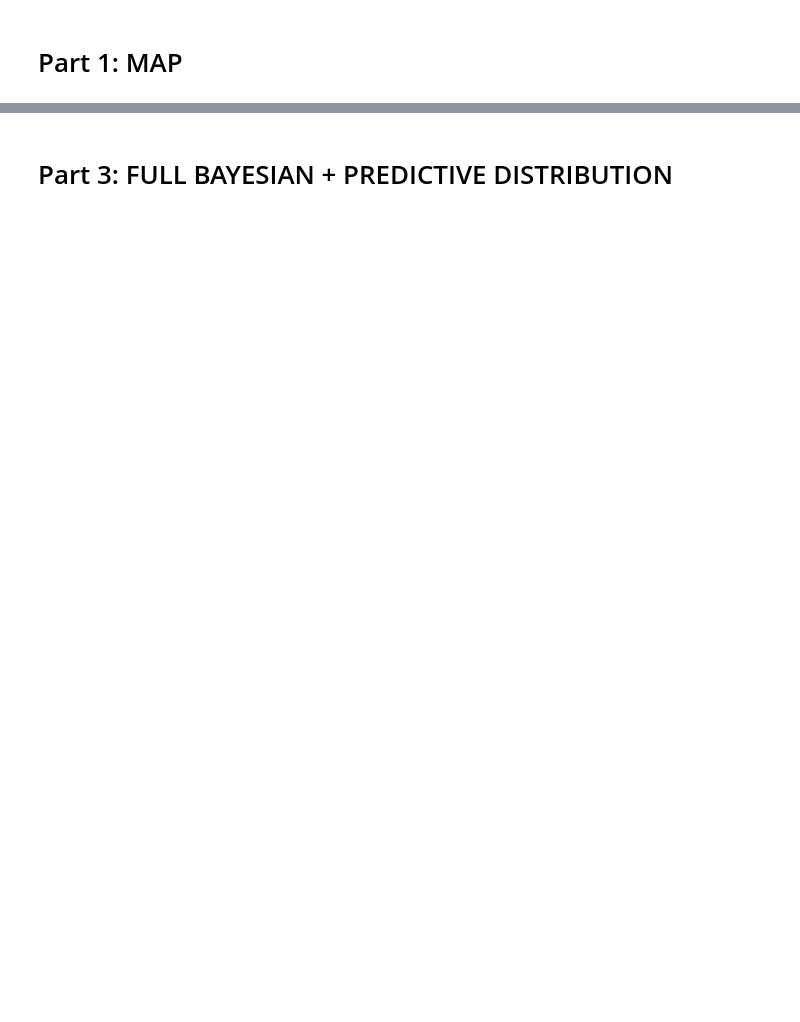
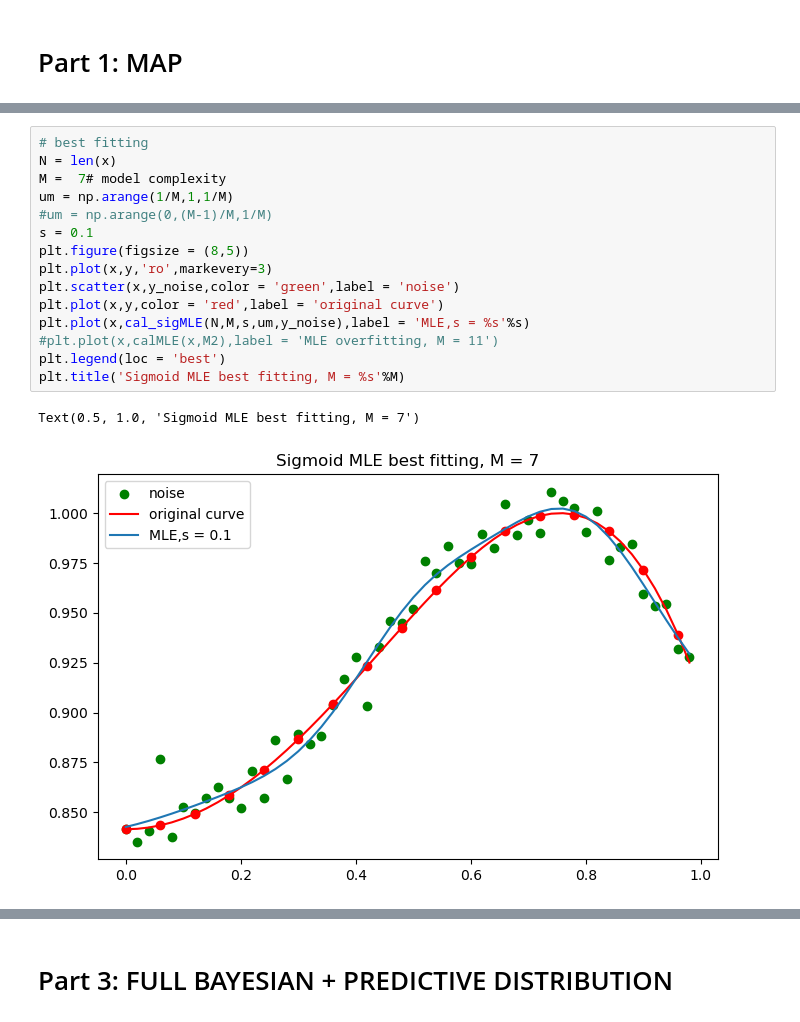
Before and after one commit to Ivy421/EE5907, a Jupyter notebook: CA1.ipynb, the cells around one changed output, grey strips where cells are left out. Cells and saved outputs as stored; diff of their text form; blank space fills up the shorter version.

```diff
--- a/CA1.ipynb
+++ b/CA1.ipynb
@@ -171,0 +244,18 @@ def sigmoid():
+# %%
+# best fitting
+N = len(x)
+M =  7# model complexity
+um = np.arange(1/M,1,1/M)
+#um = np.arange(0,(M-1)/M,1/M)
+s = 0.1
+plt.figure(figsize = (8,5))
+plt.plot(x,y,'ro',markevery=3)
+plt.scatter(x,y_noise,color = 'green',label = 'noise')
+plt.plot(x,y,color = 'red',label = 'original curve')
+plt.plot(x,cal_sigMLE(N,M,s,um,y_noise),label = 'MLE,s = %s'%s)
+#plt.plot(x,calMLE(x,M2),label = 'MLE overfitting, M = 11')
+plt.legend(loc = 'best')
+plt.title('Sigmoid MLE best fitting, M = %s'%M)
+# %% [output]
+Text(0.5, 1.0, 'Sigmoid MLE best fitting, M = 7')
+[figure, added]
```
Also changed, not shown: parts of 39 cells of this notebook.
